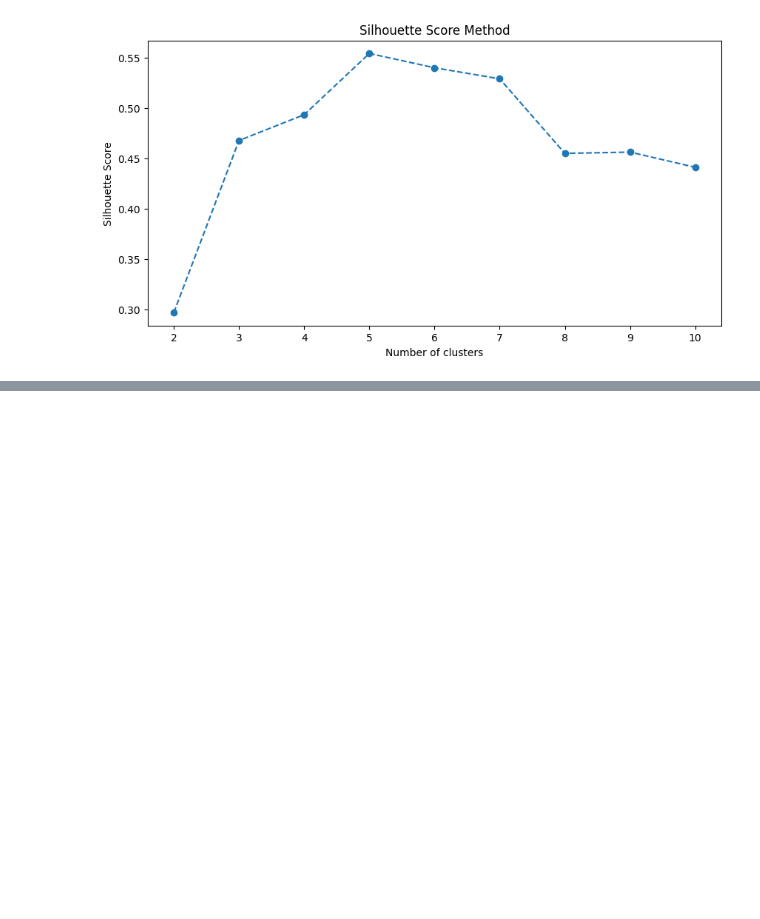
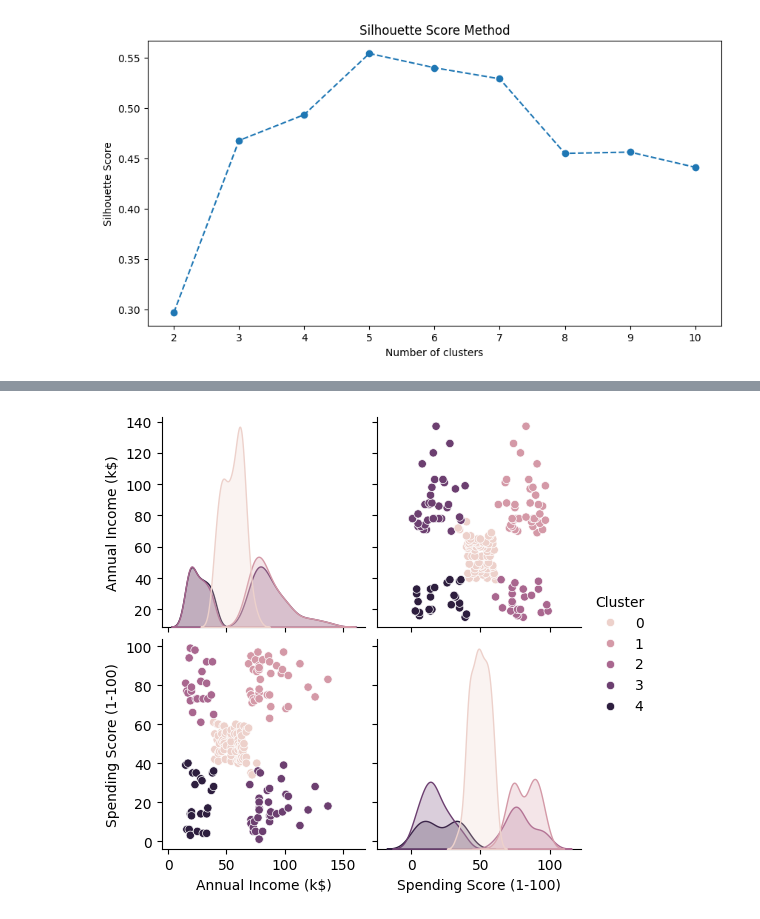
Before and after one commit to Ahmed-Islam-AI/100DaysOfBytewise, a Jupyter notebook: Solutions/Task 17 Solution/BWF_WEEK_7_TASK_17.ipynb, the cells around one changed output, grey strips where cells are left out. Drawn from its saved outputs; the diff is of its cells as text; code cells hidden in the pictures; blank space fills up the shorter version.

```diff
--- a/Solutions/Task 17 Solution/BWF_WEEK_7_TASK_17.ipynb
+++ b/Solutions/Task 17 Solution/BWF_WEEK_7_TASK_17.ipynb
@@ -117,0 +122,18 @@ plt.show()
+# %%
+# adding cluster labels to the original dataset
+
+df['Cluster'] = y_kmeans
+
+# diplayiing cluster centers
+centroids = kmeans.cluster_centers_
+print("Cluster Centers:")
+print(centroids)
+
+# summary statistics for each clusters
+
+cluster_profile = df.groupby('Cluster').agg({
+    'Annual Income (k$)': ['mean', 'min', 'max'],
+    'Spending Score (1-100)': ['mean', 'min', 'max']
+})
+print("\nCluster Profile:")
+print(cluster_profile)
@@ -117,0 +157,5 @@ plt.show()
+# %%
+sns.pairplot(df, hue='Cluster', vars=['Annual Income (k$)', 'Spending Score (1-100)'])
+plt.show()
+# %% [output]
+[figure, added]
```
Also changed, not shown: parts of 8 cells of this notebook.
